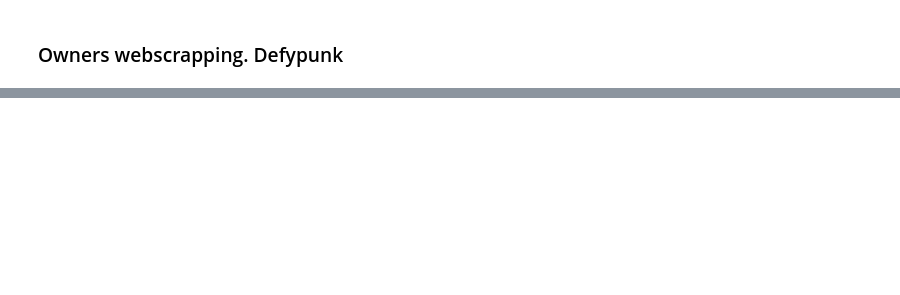
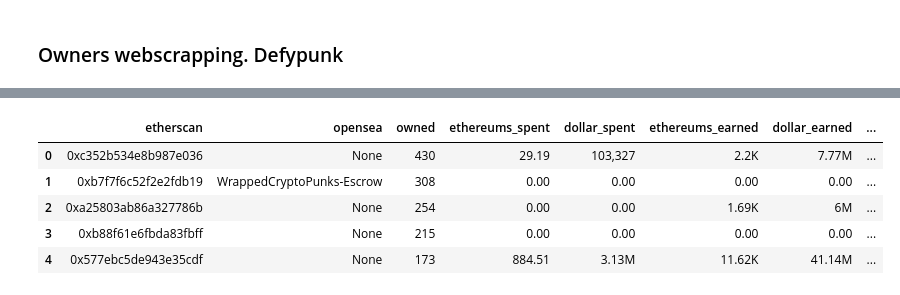
Before and after one commit to pagoma3/CryptoPunks_Project, a Jupyter notebook: owners_scrapping_defypunk.ipynb, the cells around one changed output, grey strips where cells are left out. Cells and saved outputs as stored; diff of their text form; code cells hidden in the pictures; blank space fills up the shorter version.

```diff
--- a/owners_scrapping_defypunk.ipynb
+++ b/owners_scrapping_defypunk.ipynb
@@ -30,0 +59,21 @@ df.to_csv('owners.csv')
+# %%
+first,last=[],[]
+# %%
+
+n=0
+while n < len(defy_owners):
+    driver.get(defy_owners[n])
+    try:
+        frst=driver.find_element_by_xpath("//tbody/tr/td[@class='w-1/2 pl-2 text-left']").get_attribute("textContent")
+        first.append(frst)
+    except:
+        first.append('none')
+        print('first none')
+    try:
+        lst=driver.find_element_by_xpath("//tbody/tr[2]/td[@class='w-1/2 pl-2 text-left']").get_attribute("textContent")
+        last.append(lst)
+    except:
+        last.append('none')
+        print('last none')
+    print(n)
+    n=n+1
@@ -30,0 +98,3 @@ df.to_csv('owners.csv')
+# %%
+df = pd.DataFrame(list(zip(first, last)), columns =['First_punk', 'Last_punk'])
+df
@@ -30,0 +131,10 @@ df.to_csv('owners.csv')
+# %%
+ownersdf = pd.concat([dfresult, df], axis=1)
+ownersdf.head()
+# %% [output]
+|  | etherscan | opensea | owned | ethereums_spent | dollar_spent | ethereums_earned | dollar_earned | ... |
+| 0 | 0xc352b534e8b987e036 | None | 430 | 29.19 | 103,327 | 2.2K | 7.77M | ... |
+| 1 | 0xb7f7f6c52f2e2fdb19 | WrappedCryptoPunks-Escrow | 308 | 0.00 | 0.00 | 0.00 | 0.00 | ... |
+| 2 | 0xa25803ab86a327786b | None | 254 | 0.00 | 0.00 | 1.69K | 6M | ... |
+| 3 | 0xb88f61e6fbda83fbff | None | 215 | 0.00 | 0.00 | 0.00 | 0.00 | ... |
+| 4 | 0x577ebc5de943e35cdf | None | 173 | 884.51 | 3.13M | 11.62K | 41.14M | ... |
```
Also changed, not shown: parts of 19 cells of this notebook, 2 other files.
